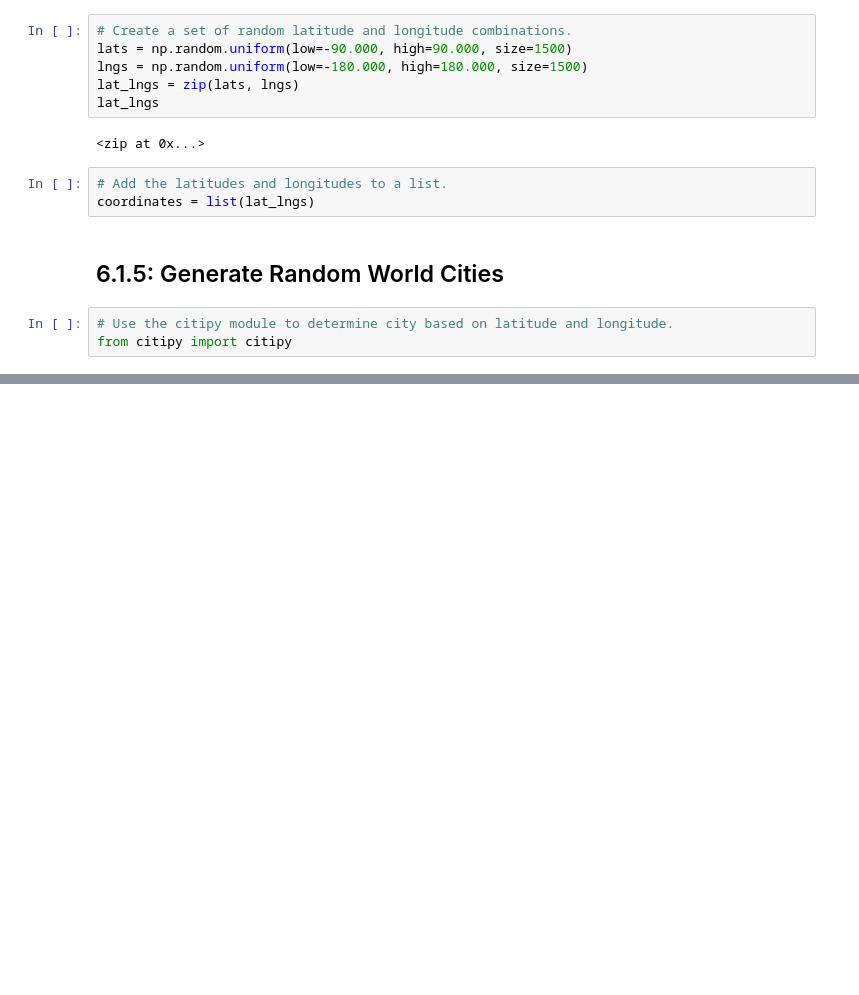
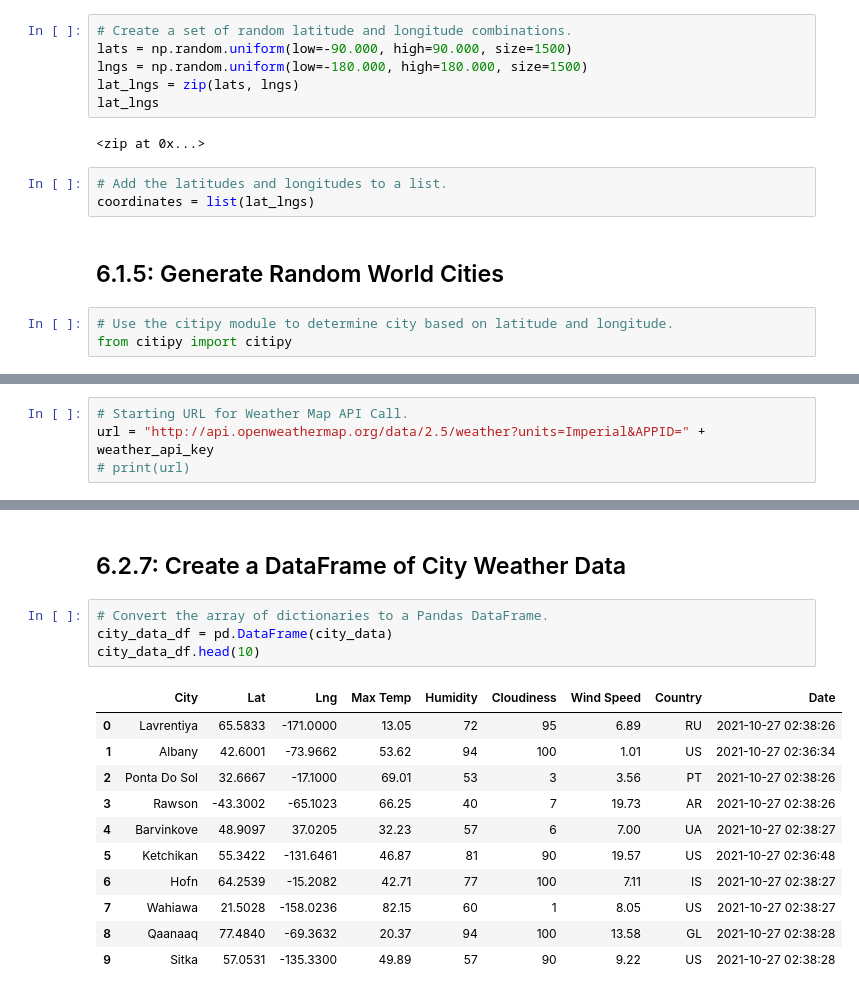
Before and after one commit to chris-bly/World_Weather_Analysis, a Jupyter notebook: WeatherPy.ipynb, the cells around one changed output, grey strips where cells are left out. Saved outputs shown, nothing was run; the diff lists cells and outputs as text; blank space fills up the shorter version.

```diff
--- a/WeatherPy.ipynb
+++ b/WeatherPy.ipynb
@@ -37,0 +49,4 @@ len(cities)
+# %%
+# Starting URL for Weather Map API Call.
+url = "http://api.openweathermap.org/data/2.5/weather?units=Imperial&APPID=" + weather_api_key
+# print(url)
@@ -37,0 +131,18 @@ len(cities)
+# %% [markdown]
+## 6.2.7: Create a DataFrame of City Weather Data
+# %%
+# Convert the array of dictionaries to a Pandas DataFrame.
+city_data_df = pd.DataFrame(city_data)
+city_data_df.head(10)
+# %% [output]
+|  | City | Lat | Lng | Max Temp | Humidity | Cloudiness | Wind Speed | Country | Date |
+| 0 | Lavrentiya | 65.5833 | -171.0000 | 13.05 | 72 | 95 | 6.89 | RU | 2021-10-27 02:38:26 |
+| 1 | Albany | 42.6001 | -73.9662 | 53.62 | 94 | 100 | 1.01 | US | 2021-10-27 02:36:34 |
+| 2 | Ponta Do Sol | 32.6667 | -17.1000 | 69.01 | 53 | 3 | 3.56 | PT | 2021-10-27 02:38:26 |
+| 3 | Rawson | -43.3002 | -65.1023 | 66.25 | 40 | 7 | 19.73 | AR | 2021-10-27 02:38:26 |
+| 4 | Barvinkove | 48.9097 | 37.0205 | 32.23 | 57 | 6 | 7.00 | UA | 2021-10-27 02:38:27 |
+| 5 | Ketchikan | 55.3422 | -131.6461 | 46.87 | 81 | 90 | 19.57 | US | 2021-10-27 02:36:48 |
+| 6 | Hofn | 64.2539 | -15.2082 | 42.71 | 77 | 100 | 7.11 | IS | 2021-10-27 02:38:27 |
+| 7 | Wahiawa | 21.5028 | -158.0236 | 82.15 | 60 | 1 | 8.05 | US | 2021-10-27 02:38:27 |
+| 8 | Qaanaaq | 77.4840 | -69.3632 | 20.37 | 94 | 100 | 13.58 | GL | 2021-10-27 02:38:28 |
+| 9 | Sitka | 57.0531 | -135.3300 | 49.89 | 57 | 90 | 9.22 | US | 2021-10-27 02:38:28 |
```
Also changed, not shown: parts of 6 cells of this notebook, 2 other files.
